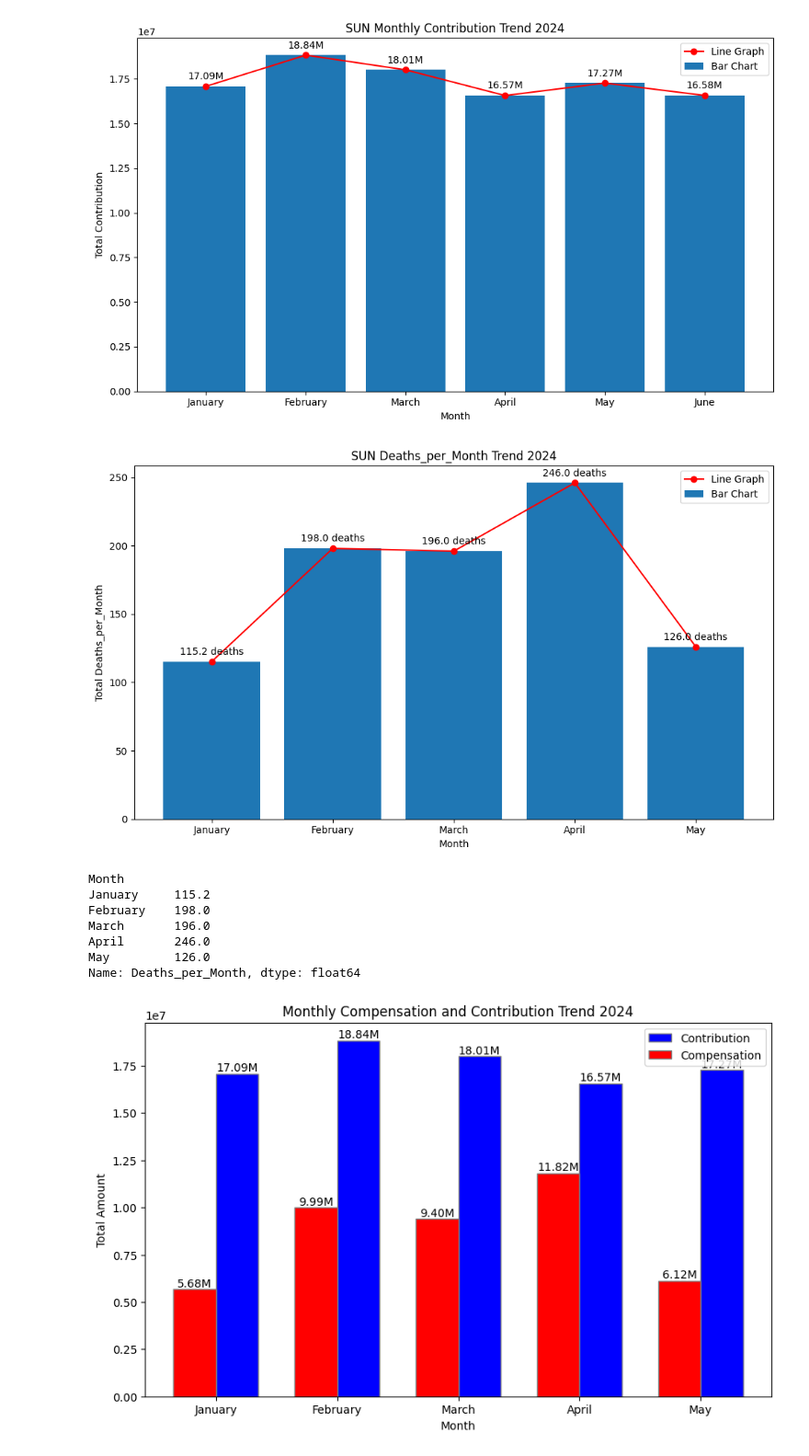
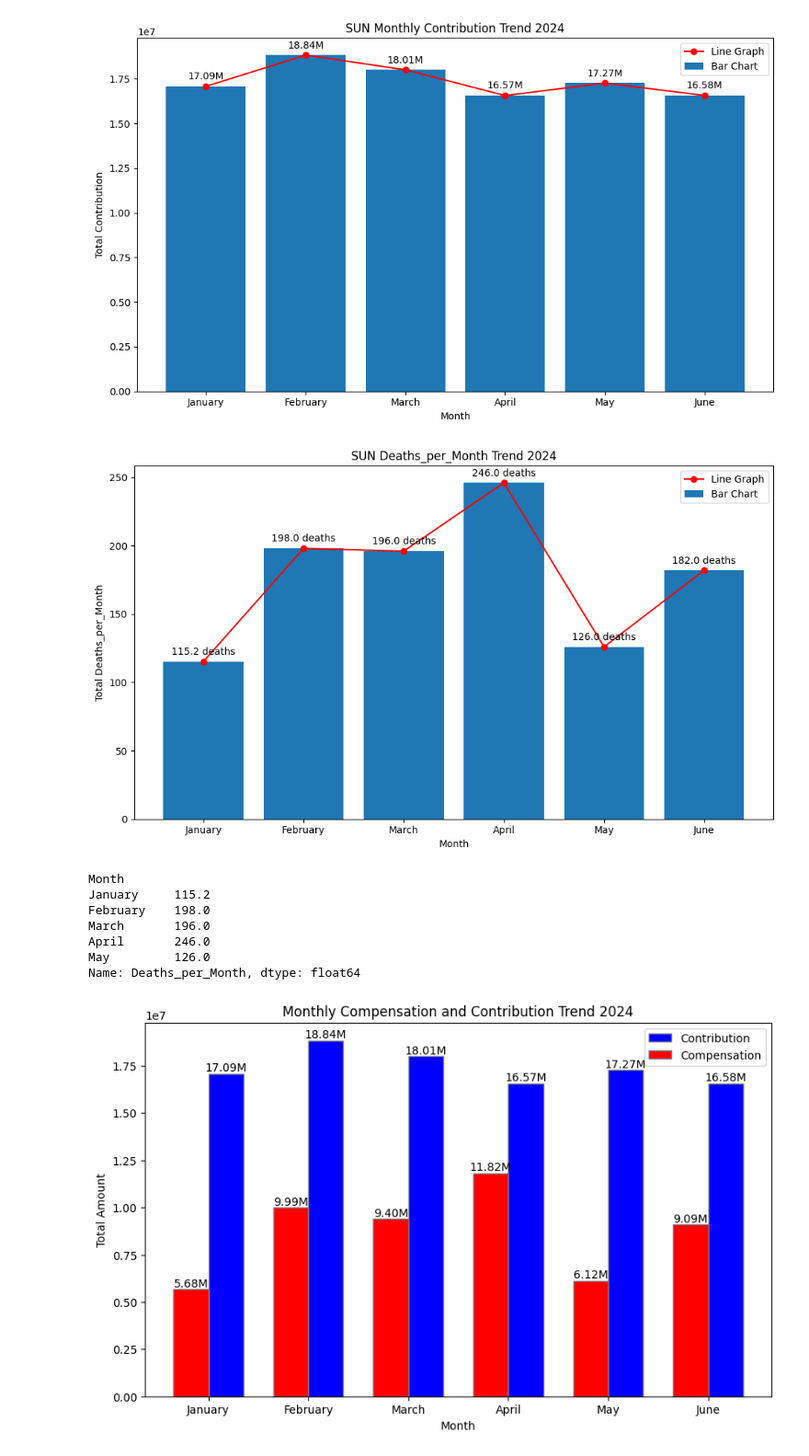
Before and after one commit to stevejj4/Data-Cleaning, a Jupyter notebook: SUN_Report.ipynb, the cells around one changed output. Shown at 92% size. Cells and saved outputs as stored; diff of their text form; code cells hidden in the pictures.

```diff
--- a/SUN_Report.ipynb
+++ b/SUN_Report.ipynb
@@ -211,7 +211,7 @@ plt.show()
 monthly_Deaths_per_Month = df.groupby('Month')['Deaths_per_Month'].sum()
 
 # Ensure months are in the correct order (January to May)
-month_order = ['January', 'February', 'March', 'April', 'May']
+month_order = ['January', 'February', 'March', 'April', 'May', 'June']
 monthly_Deaths_per_Month = monthly_Deaths_per_Month.reindex(month_order)
 
 # Create a figure and axes
@@ -239,7 +239,7 @@ ax.legend()
 plt.tight_layout()
 plt.show()
 # %% [output]
-[figure, old version]
+[figure, new version]
 # %%
 monthly_Deaths_per_Month.T
 # %% [output]
@@ -259,37 +259,37 @@ monthly_compensation = df.groupby('Month')['Compensation'].sum()
 monthly_contribution = df.groupby('Month')['Contribution'].sum()
 
 # Ensure months are in the correct order (January to May)
-month_order = ['January', 'February', 'March', 'April', 'May']
+month_order = ['January', 'February', 'March', 'April', 'May', 'June']
 monthly_compensation = monthly_compensation.reindex(month_order)
 monthly_contribution = monthly_contribution.reindex(month_order)
 
 # Set the width of the bars
 bar_width = 0.35
 
 # Set the positions of the bars on the x-axis
 r1 = np.arange(len(monthly_compensation))
 r2 = [x + bar_width for x in r1]
 
 # Create the plot
 fig, ax = plt.subplots(figsize=(10, 6))
 bars1 = ax.bar(r2, monthly_contribution.values, color='blue', width=bar_width, edgecolor='grey', label='Contribution')
 bars2 = ax.bar(r1, monthly_compensation.values, color='red', width=bar_width, edgecolor='grey', label='Compensation')
 
 
 # Add labels, title, and legend
 ax.set_xlabel('Month')
 ax.set_ylabel('Total Amount')
 ax.set_title('Monthly Compensation and Contribution Trend 2024')
 ax.set_xticks([r + bar_width/2 for r in range(len(monthly_compensation))])
 ax.set_xticklabels(monthly_compensation.index)
 ax.legend()
 
 # Add labels on top of each bar
 for bar in bars1 + bars2:
     yval = bar.get_height()
     ax.text(bar.get_x() + bar.get_width()/2, yval + 5, f'{yval/1_000_000:.2f}M', ha='center', va='bottom')
 
 # Display the plot
 plt.show()
 # %% [output]
-[figure, old version]
+[figure, new version]
```
Also changed, not shown: parts of 2 cells of this notebook.
